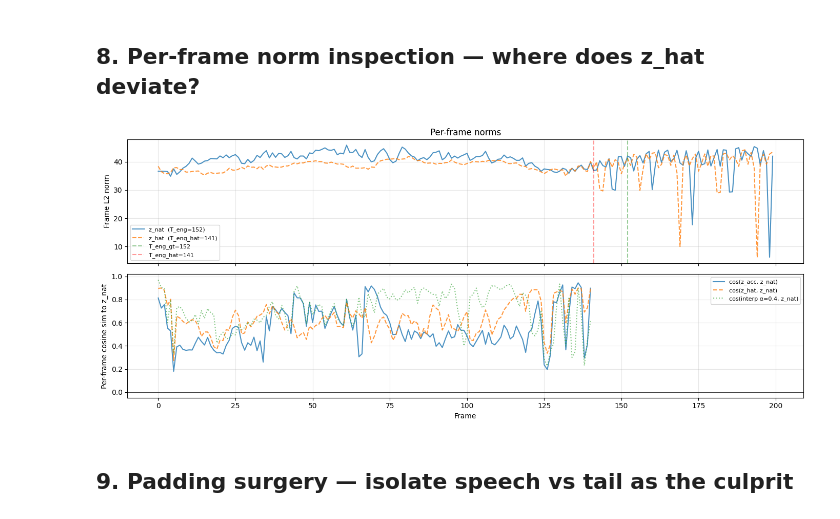
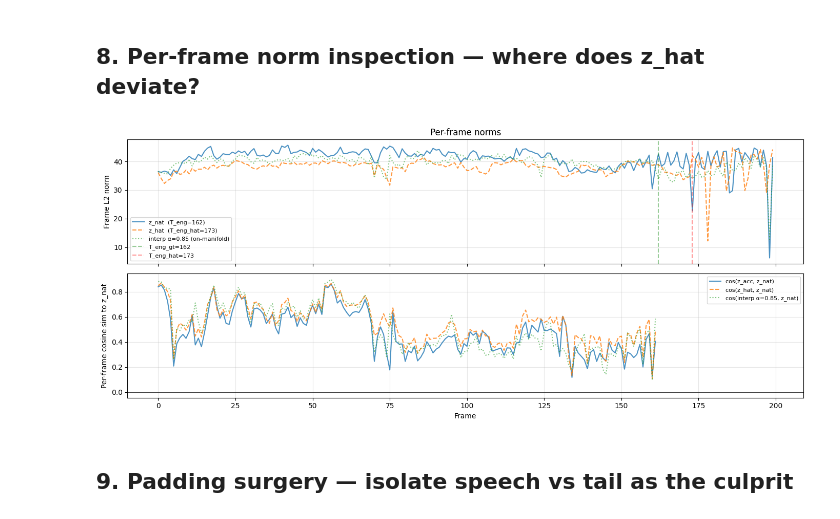
Before and after one commit to Tisya-V/accent-robust-asr, a Jupyter notebook: notebooks/bridge_diagnostic.ipynb, the cells around one changed output. Cells and saved outputs as stored; diff of their text form; code cells hidden in the pictures.

```diff
--- a/notebooks/bridge_diagnostic.ipynb
+++ b/notebooks/bridge_diagnostic.ipynb
@@ -13,25 +13,26 @@ ROOT = '/vol/gpudata/tsv22-fyp/accent-robust-asr'
 sys.path.insert(0, ROOT)
 os.chdir(ROOT)
 
-BRIDGE_CKPT    = 'models/bridge_dtw_x0_cond_lowsigma/checkpoint_best.pt'
+BRIDGE_CKPT    = 'models/bridge_dtw_v2baseline/checkpoint_best.pt'
 PREDICTOR_CKPT = 'models/tnat_predictor/model_best.pt'
 
 # Dev pair — has both z_acc and z_nat so we can compare predictor vs GT T_eng
 # and measure actual cosine sim to ground-truth native latent
 PAIR = {
-    "l2_speaker":            "RRBI",
-    "l2_utterance_id":       "arctic_b0175",
-    "l2_encoder_state_path": "RRBI/RRBI_arctic_b0175.pt",
+    "l2_speaker":            "THV",
+    "l2_utterance_id":       "arctic_a0313",
+    "l2_encoder_state_path": "THV/THV_arctic_a0313.pt",
     "nat_speaker":           "CLB",
-    "nat_encoder_state_path":"CLB/CLB_arctic_b0175.pt",
-    "l2_speech_end_frame":   145,
-    "nat_speech_end_frame":  152,
-    "text":                  "Sheldon glanced at the thermometer",
-    "l1":                    "Hindi",
+    "nat_encoder_state_path":"CLB/CLB_arctic_a0313.pt",
+    "l2_speech_end_frame":   193,
+    "nat_speech_end_frame":  162,
+    "text":                  "Broken Tooth yelled with fright and pain",
+    "l1":                    "Vietnamese",
 }
 
 device = torch.device('cuda' if torch.cuda.is_available() else 'cpu')
 print('device:', device)
 print(f'Utterance: "{PAIR["text"]}"  |  l2={PAIR["l2_speaker"]}  nat={PAIR["nat_speaker"]}')
+N_STEPS = 20  # ODE steps — change here to update throughout notebook
 # %% [output]
 device: cuda
@@ -123,7 +124,7 @@ print(f'sigma_max: {sigma_max}')
 with torch.no_grad():
     z_nat_hat = bridge_inference(
         bridge, z_acc_bf16, T_l2=T_l2, T_nat=T_eng_hat,
-        n_steps=20, sigma_max=sigma_max, parameterization=bridge.parameterization,
+        n_steps=N_STEPS, sigma_max=sigma_max, parameterization=bridge.parameterization,
     )  # [1, 1500, 768]
 
 z_nat_hat_cpu = z_nat_hat.squeeze(0).float().cpu()  # [1500, 768]
@@ -251,9 +266,9 @@ Reference: "Sheldon glanced at the thermometer"
 print(f'T_eng_gt={T_eng_gt}  T_eng_hat={T_eng_hat}  (error: {abs(T_eng_hat - T_eng_gt)} frames)\n')
 
 with torch.no_grad():
-    z_hat_gt = bridge_inference_dtw(
-        bridge, z_acc_bf16, T_l2=T_l2, T_eng=T_eng_gt,
-        n_steps=20, sigma_max=sigma_max, parameterization=bridge.parameterization,
+    z_hat_gt = bridge_inference(
+        bridge, z_acc_bf16, T_l2=T_l2, T_nat=T_eng_gt,
+        n_steps=N_STEPS, sigma_max=sigma_max, parameterization=bridge.parameterization,
     ).squeeze(0).float().cpu()
 
 n = min(T_eng_gt, T_l2)
@@ -356,8 +392,8 @@ SHOW = 200  # frames to plot
 norm_acc = z_acc[:SHOW].norm(dim=-1).numpy()
 norm_nat = z_nat[:SHOW].norm(dim=-1).numpy()
 norm_hat = z_nat_hat_cpu[:SHOW].norm(dim=-1).numpy()
-z_interp_04, _ = make_dtw_interp(0.4, path, z_acc, z_nat, T_l2, T_eng_gt)
-norm_interp = z_interp_04[:SHOW].norm(dim=-1).numpy()
+z_interp_085, _ = make_dtw_interp(0.85, path, z_acc, z_nat, T_l2, T_eng_gt)
+norm_interp = z_interp_085[:SHOW].norm(dim=-1).numpy()
 
 fig, axes = plt.subplots(2, 1, figsize=(14, 6), sharex=True)
 
@@ -365,38 +401,38 @@ ax = axes[0]
 # ax.plot(norm_acc,   label=f'z_acc  (T_l2={T_l2})',    alpha=0.8)
 ax.plot(norm_nat,   label=f'z_nat  (T_eng={T_eng_gt})', alpha=0.8)
 ax.plot(norm_hat,   label=f'z_hat  (T_eng_hat={T_eng_hat})', alpha=0.8, linestyle='--')
-# ax.plot(norm_interp, label='interp α=0.4 (on-manifold)', alpha=0.6, linestyle=':')
+ax.plot(norm_interp, label='interp α=0.85 (on-manifold)', alpha=0.6, linestyle=':')
 # ax.axvline(T_l2,     color='blue',   linestyle='--', alpha=0.4, label=f'T_l2={T_l2}')
 ax.axvline(T_eng_gt, color='green',  linestyle='--', alpha=0.4, label=f'T_eng_gt={T_eng_gt}')
 ax.axvline(T_eng_hat,color='red',    linestyle='--', alpha=0.4, label=f'T_eng_hat={T_eng_hat}')
 ax.set_ylabel('Frame L2 norm')
 ax.set_title('Per-frame norms')
 ax.legend(fontsize=8)
 ax.grid(alpha=0.3)
 
 # Per-frame cosine sim of z_hat to z_nat
 ax2 = axes[1]
 N = min(T_eng_gt, T_eng_hat, T_l2)
 cos_hat_frame   = torch.nn.functional.cosine_similarity(z_nat_hat_cpu[:N], z_nat[:N], dim=-1).numpy()
 cos_acc_frame   = torch.nn.functional.cosine_similarity(z_acc[:N],         z_nat[:N], dim=-1).numpy()
 cos_interp_frame= torch.nn.functional.cosine_similarity(
-    make_dtw_interp(0.4, path, z_acc, z_nat, T_l2, T_eng_gt)[0][:N], z_nat[:N], dim=-1).numpy()
+    make_dtw_interp(0.85, path, z_acc, z_nat, T_l2, T_eng_gt)[0][:N], z_nat[:N], dim=-1).numpy()
 
 ax2.plot(cos_acc_frame,    label='cos(z_acc, z_nat)',    alpha=0.8)
 ax2.plot(cos_hat_frame,    label='cos(z_hat, z_nat)',    alpha=0.8, linestyle='--')
-ax2.plot(cos_interp_frame, label='cos(interp α=0.4, z_nat)', alpha=0.6, linestyle=':')
+ax2.plot(cos_interp_frame, label='cos(interp α=0.85, z_nat)', alpha=0.6, linestyle=':')
 ax2.axhline(0, color='k', linewidth=0.5)
 ax2.set_ylabel('Per-frame cosine sim to z_nat')
 ax2.set_xlabel('Frame')
 ax2.legend(fontsize=8)
 ax2.grid(alpha=0.3)
 
 plt.tight_layout()
 # plt.savefig('notebooks/frame_inspection.png', dpi=150)
 plt.show()
 # print('Saved: notebooks/frame_inspection.png')
 # %% [output]
-[figure, old version]
+[figure, new version]
 # %% [markdown]
 ## 9. Padding surgery — isolate speech vs tail as the culprit
 # %%
```
Also changed, not shown: parts of 20 cells of this notebook, 53 other files.
